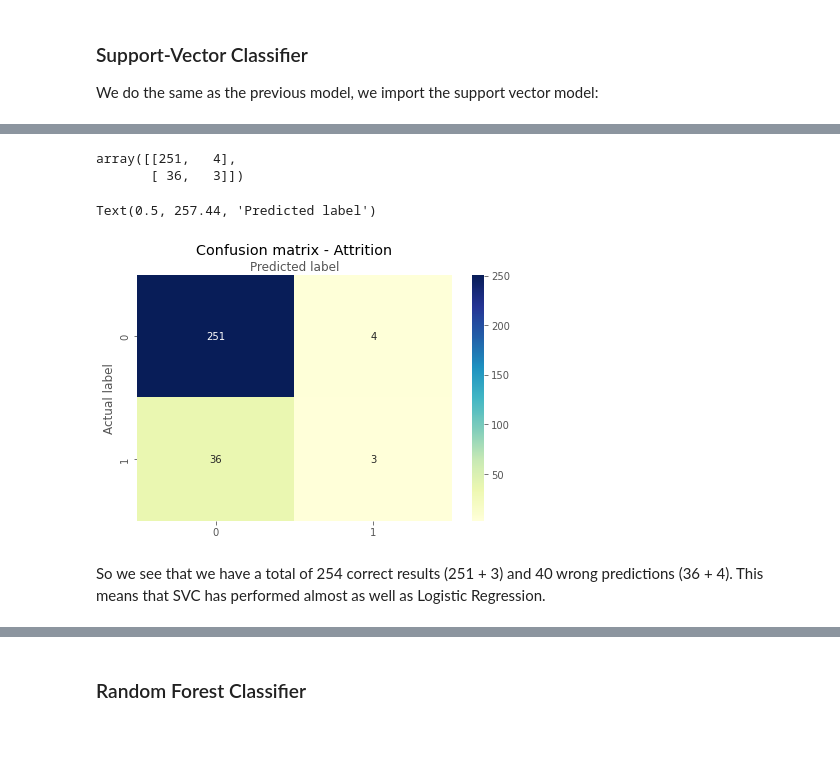
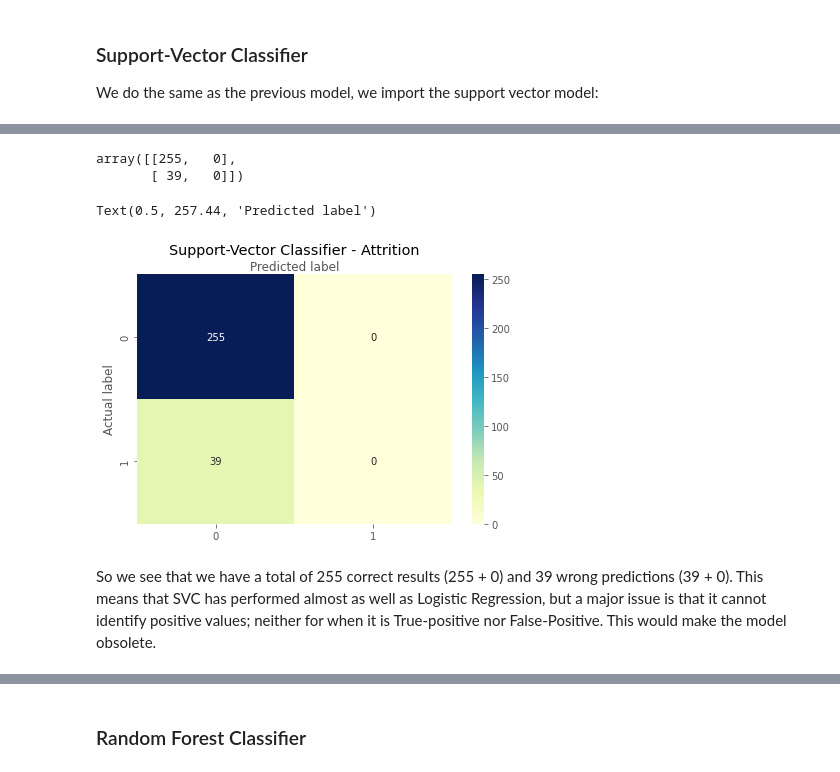
Before and after one commit to Ad2891/Slutuppgift-team12, a Jupyter notebook: Slutuppgift.ipynb, the cells around one changed output, grey strips where cells are left out. Saved outputs shown, nothing was run; the diff lists cells and outputs as text; code cells hidden in the pictures; blank space fills up the shorter version.

```diff
--- a/Slutuppgift.ipynb
+++ b/Slutuppgift.ipynb
@@ -699,8 +706,8 @@ yModel_pred_test = LogReg.predict(XModel_test)
 #Import confusion matrix
 from sklearn.metrics import confusion_matrix
 #Use the confusion matrix
-confusion_matrix = confusion_matrix(yModel_test, yModel_pred_test)
-confusion_matrix
+confusion_matrix_LG = confusion_matrix(yModel_test, yModel_pred_test)
+confusion_matrix_LG
 # %% [output]
 array([[253,   2],
        [ 37,   2]])
@@ -769,26 +769,36 @@ from sklearn.metrics import confusion_matrix
 confusion_matrix_SVC = confusion_matrix(yModel_test, yModel_pred_SVC)
 confusion_matrix_SVC
 # %% [output]
-array([[251,   4],
-       [ 36,   3]])
+array([[255,   0],
+       [ 39,   0]])
 # %%
-class_names=[0,1] # name  of classes
+# name  of classes
+class_names=[0,1]
+#Create multiple plots in the figure
 fig, ax = plt.subplots()
+#Space out the values equally
 tick_marks = np.arange(len(class_names))
+#Mark labels for the x-axis
 plt.xticks(tick_marks, class_names)
+#Mark labels for the y-axis
 plt.yticks(tick_marks, class_names)
 # create heatmap
 sb.heatmap(pd.DataFrame(confusion_matrix_SVC), annot=True, cmap="YlGnBu" ,fmt='g')
+#Move the labels of the x-axis to the top
 ax.xaxis.set_label_position("top")
+#Tight padding between subplots
 plt.tight_layout()
-plt.title('Confusion matrix - Attrition', y=1.1)
+#Create a title for the figure
+plt.title('Support-Vector Classifier - Attrition', y=1.1)
+#Create a y-axis title for the figure
 plt.ylabel('Actual label')
+#Create a x-axis title for the figure
 plt.xlabel('Predicted label')
 # %% [output]
 Text(0.5, 257.44, 'Predicted label')
-[figure, old version]
+[figure, new version]
 # %% [markdown]
-So we see that we have a total of 254 correct results (251 + 3) and 40 wrong predictions (36 + 4). This means that SVC has performed almost as well as Logistic Regression.
+So we see that we have a total of 255 correct results (255 + 0) and 39 wrong predictions (39 + 0). This means that SVC has performed almost as well as Logistic Regression, but a major issue is that it cannot identify positive values; neither for when it is True-positive nor False-Positive. This would make the model obsolete.
 # %%
 print("Accuracy:",metrics.accuracy_score(yModel_test, yModel_pred_SVC))
 print("Precision:",metrics.precision_score(yModel_test, yModel_pred_SVC))
```
Also changed, not shown: parts of 25 cells of this notebook.
